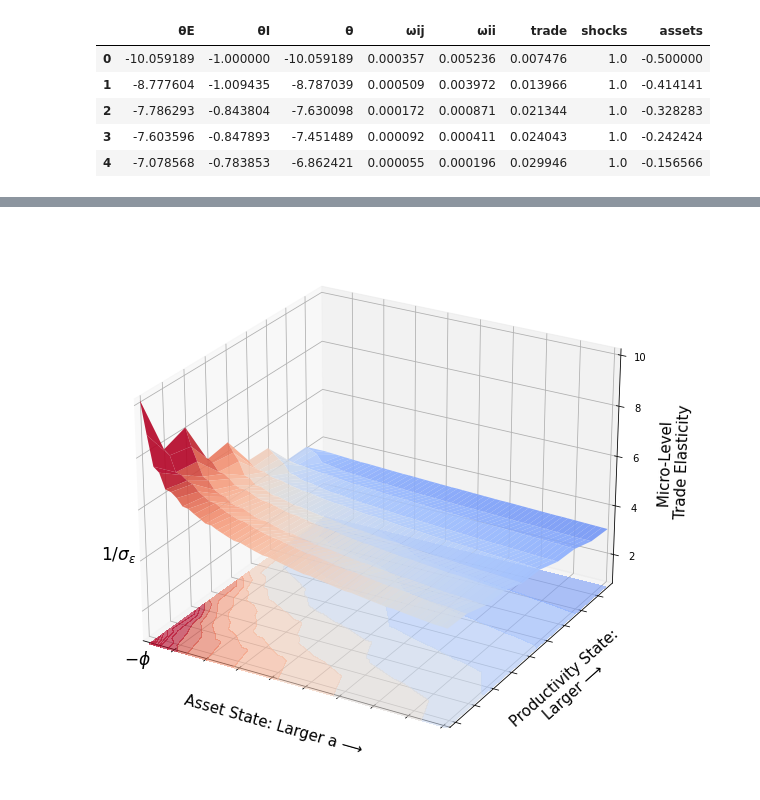
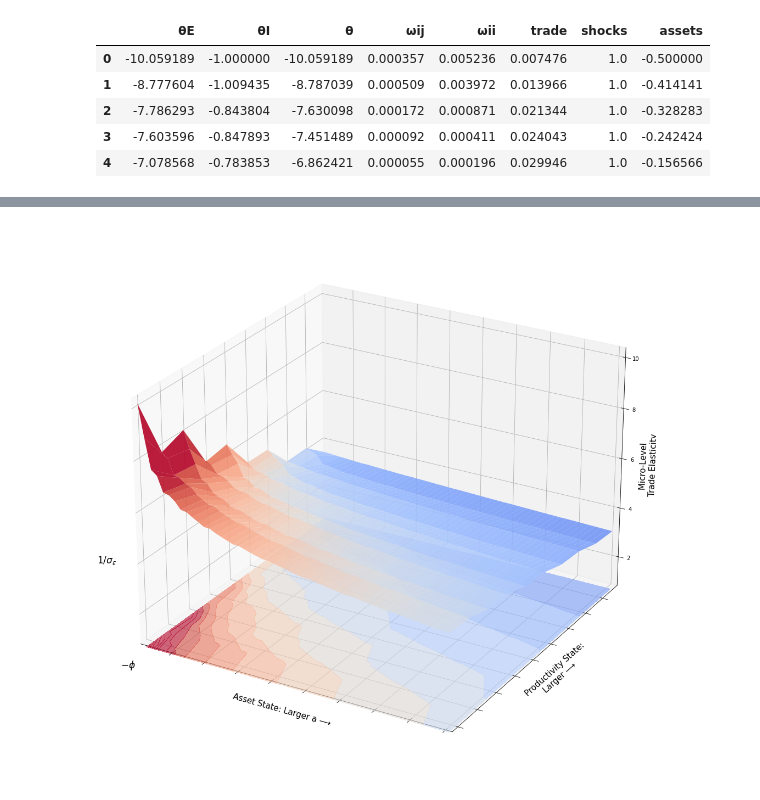
Before and after one commit to mwaugh0328/heterogeneous-agent-trade, a Jupyter notebook: notebooks/plot-micro-elasticity.ipynb, the cells around one changed output, grey strips where cells are left out. Saved outputs shown, nothing was run; the diff lists cells and outputs as text; code cells hidden in the pictures.

```diff
--- a/notebooks/plot-micro-elasticity.ipynb
+++ b/notebooks/plot-micro-elasticity.ipynb
@@ -88,7 +90,9 @@ var = "θ"
 
 x, y, z = create_grid(foo,"assets","shocks",var)
 
-fig = plt.figure(figsize = [16.0,10.0])
+scale = 1.85
+
+fig = plt.figure(figsize = [scale*16.0,scale*10.0])
 
 ax = fig.add_subplot(projection='3d')
 
@@ -96,37 +100,37 @@ factor = 0.70
 vmax = -foo[var].min()*factor
 vmin = -foo[var].max()*factor
 
 surf = ax.plot_surface(x, y, -1.0*z, rstride=1, cstride=1, cmap='coolwarm', norm=colors.Normalize(vmin= vmin , vmax=vmax),
                     linewidth=0, antialiased=True, alpha = 0.90, linestyles = "dashed")
 
 ofs = .5
 
 ax.contourf(x, y, -1*z, 20, offset=ofs, cmap='coolwarm', norm=colors.Normalize(vmin=vmin, vmax=vmax),
                  alpha = 0.60, linestyles = "dashed")
 
 ax.view_init(25,300)
 ax.set_xlim(-.4,topasset)
 ax.set_xticklabels([])
 
 ax.set_ylim(0.9,9.7)
 ax.set_yticklabels([])
 
 ax.set_zlim(1.0)
 
 ax.text(-.65, 0.25, 0, "$-\phi$", fontsize = 17)
 
 ax.text(-0.95, 0.25, 4.0, "$1 / \sigma_{\epsilon}$", fontsize = 17)
 
 ax.set_ylabel("\n Productivity State:\n Larger ⟶ ", fontsize = 15)
 ax.set_xlabel("\n Asset State: Larger a ⟶ " , fontsize = 15)
-ax.set_zlabel("\n \n Micro-Level \n Trade Elasticity", fontsize = 15)
+ax.set_zlabel("\n Micro-Level \n Trade Elasticity", fontsize = 15)
 
-plt.savefig("../notes/figures/micro-elasticity.pdf", bbox_inches = "tight")
-plt.savefig("../notes/figures/micro-elasticity.png", bbox_inches = "tight")
+# plt.savefig("../notes/figures/micro-elasticity.pdf", bbox_inches = "tight")
+# plt.savefig("../notes/figures/micro-elasticity.png", bbox_inches = "tight")
 
 plt.show()
 # %% [output]
-[figure, old version]
+[figure, new version]
 # %%
 foo = elasticity[elasticity.assets < topasset]
 
```
Also changed, not shown: parts of 3 cells of this notebook, 2 other files.
